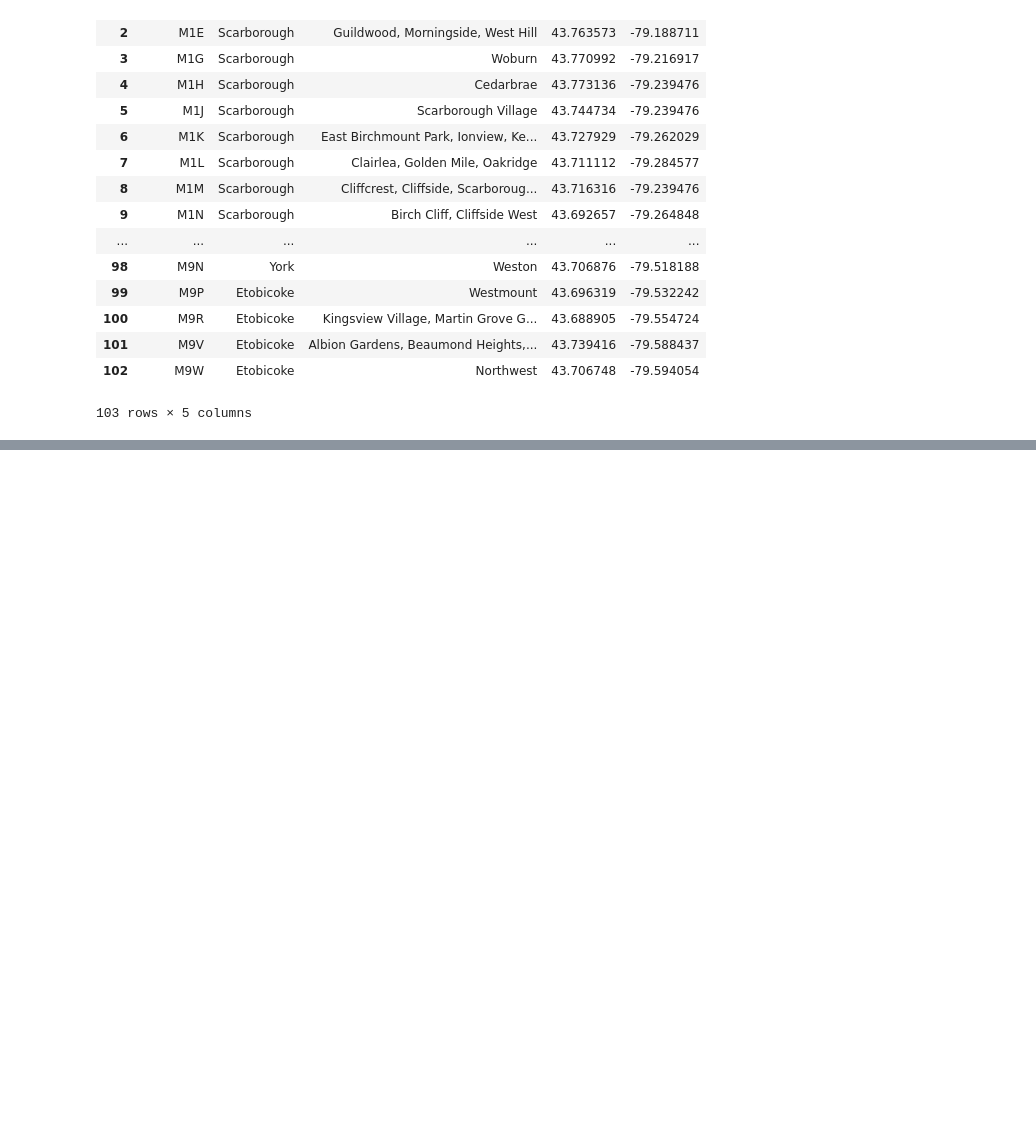
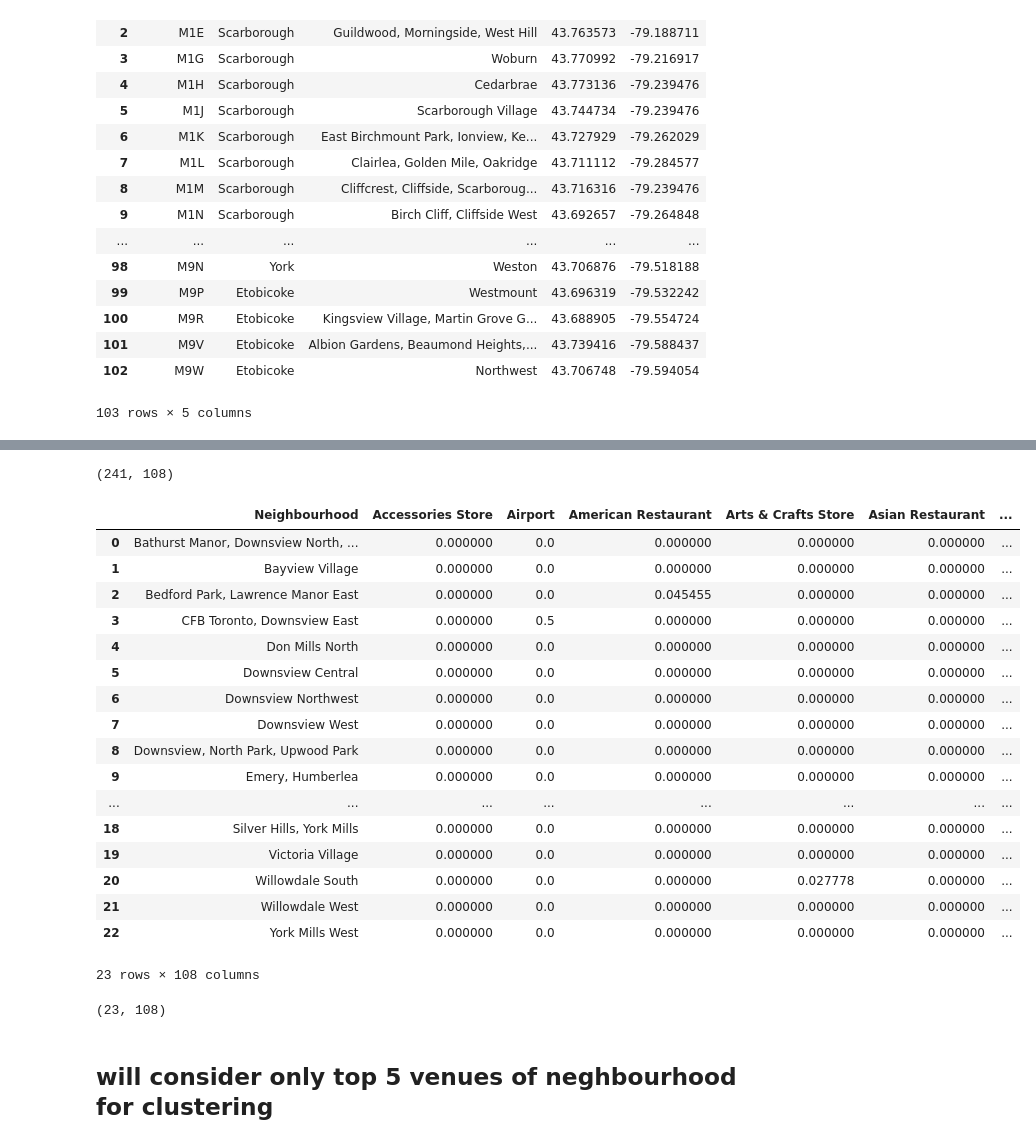
Before and after one commit to sankarindia/Coursera_Capstone, a Jupyter notebook: Toronto_KN_Clustering.ipynb, the cells around one changed output, grey strips where cells are left out. Saved outputs shown, nothing was run; the diff lists cells and outputs as text; code cells hidden in the pictures; blank space fills up the shorter version.

```diff
--- a/Toronto_KN_Clustering.ipynb
+++ b/Toronto_KN_Clustering.ipynb
@@ -159,0 +290,7 @@ Toronto_DB
+# %%
+LIMIT = 100
+radius = 500
+url = 'https://api.foursquare.com/v2/venues/explore?&client_id={}&client_secret={}&v={}&ll={},{}&radius={}&limit={}'.format(CLIENT_ID, CLIENT_SECRET, VERSION, neighbourhood_latitude, neighbourhood_longitude,
+    radius,
+    LIMIT)
+results = requests.get(url).json()
@@ -159,0 +308,16 @@ Toronto_DB
+# %%
+venues = results['response']['groups'][0]['items']
+
+nearby_venues = json_normalize(venues) # flatten JSON
+
+# filter columns
+filtered_columns = ['venue.name', 'venue.categories', 'venue.location.lat', 'venue.location.lng']
+nearby_venues =nearby_venues.loc[:, filtered_columns]
+
+# filter the category for each row
+nearby_venues['venue.categories'] = nearby_venues.apply(get_category_type, axis=1)
+
+# clean columns
+nearby_venues.columns = [col.split(".")[-1] for col in nearby_venues.columns]
+
+nearby_venues.head()
@@ -159,0 +371,6 @@ Toronto_DB
+# %%
+NorthYork_venues = getNearbyVenues(names=NorthYork_data['Neighbourhood'],
+                                   latitudes=NorthYork_data['Latitude'],
+                                   longitudes=NorthYork_data['Longitude']
+                                  )
+NorthYork_venues.head()
@@ -159,0 +428,12 @@ Toronto_DB
+# %%
+# one hot encoding
+NorthYork_onehot = pd.get_dummies(NorthYork_venues[['Venue Category']], prefix="", prefix_sep="")
+
+# add neighbourhood column back to dataframe
+NorthYork_onehot['Neighbourhood'] = NorthYork_venues['Neighbourhood']
+
+# move neighbourhood column to the first column
+fixed_columns = [NorthYork_onehot.columns[-1]] + list(NorthYork_onehot.columns[:-1])
+NorthYork_onehot = NorthYork_onehot[fixed_columns]
+
+NorthYork_onehot.head()
@@ -159,0 +448,32 @@ Toronto_DB
+# %%
+NorthYork_onehot.shape
+# %% [output]
+(241, 108)
+# %%
+NorthYork_grouped = NorthYork_onehot.groupby('Neighbourhood').mean().reset_index()
+NorthYork_grouped
+# %% [output]
+|  | Neighbourhood | Accessories Store | Airport | American Restaurant | Arts & Crafts Store | Asian Restaurant | ... |
+| 0 | Bathurst Manor, Downsview North, ... | 0.000000 | 0.0 | 0.000000 | 0.000000 | 0.000000 | ... |
+| 1 | Bayview Village | 0.000000 | 0.0 | 0.000000 | 0.000000 | 0.000000 | ... |
+| 2 | Bedford Park, Lawrence Manor East | 0.000000 | 0.0 | 0.045455 | 0.000000 | 0.000000 | ... |
+| 3 | CFB Toronto, Downsview East | 0.000000 | 0.5 | 0.000000 | 0.000000 | 0.000000 | ... |
+| 4 | Don Mills North | 0.000000 | 0.0 | 0.000000 | 0.000000 | 0.000000 | ... |
+| 5 | Downsview Central | 0.000000 | 0.0 | 0.000000 | 0.000000 | 0.000000 | ... |
+| 6 | Downsview Northwest | 0.000000 | 0.0 | 0.000000 | 0.000000 | 0.000000 | ... |
+| 7 | Downsview West | 0.000000 | 0.0 | 0.000000 | 0.000000 | 0.000000 | ... |
+| 8 | Downsview, North Park, Upwood Park | 0.000000 | 0.0 | 0.000000 | 0.000000 | 0.000000 | ... |
+| 9 | Emery, Humberlea | 0.000000 | 0.0 | 0.000000 | 0.000000 | 0.000000 | ... |
+| ... | ... | ... | ... | ... | ... | ... | ... |
+| 18 | Silver Hills, York Mills | 0.000000 | 0.0 | 0.000000 | 0.000000 | 0.000000 | ... |
+| 19 | Victoria Village | 0.000000 | 0.0 | 0.000000 | 0.000000 | 0.000000 | ... |
+| 20 | Willowdale South | 0.000000 | 0.0 | 0.000000 | 0.027778 | 0.000000 | ... |
+| 21 | Willowdale West | 0.000000 | 0.0 | 0.000000 | 0.000000 | 0.000000 | ... |
+| 22 | York Mills West | 0.000000 | 0.0 | 0.000000 | 0.000000 | 0.000000 | ... |
+23 rows × 108 columns
+# %%
+NorthYork_grouped.shape
+# %% [output]
+(23, 108)
+# %% [markdown]
+## will consider only top 5 venues of neghbourhood for clustering
```
Also changed, not shown: parts of 43 cells of this notebook.
